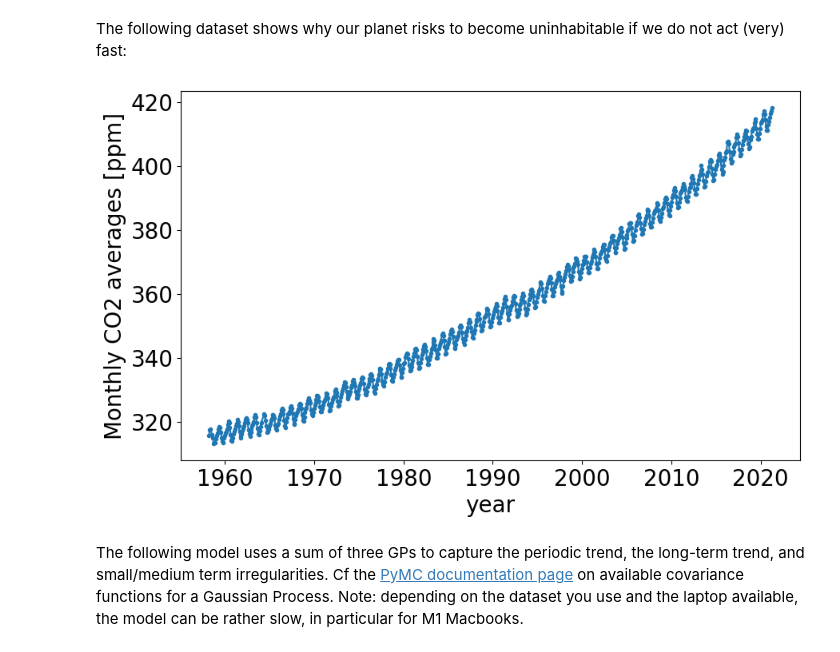
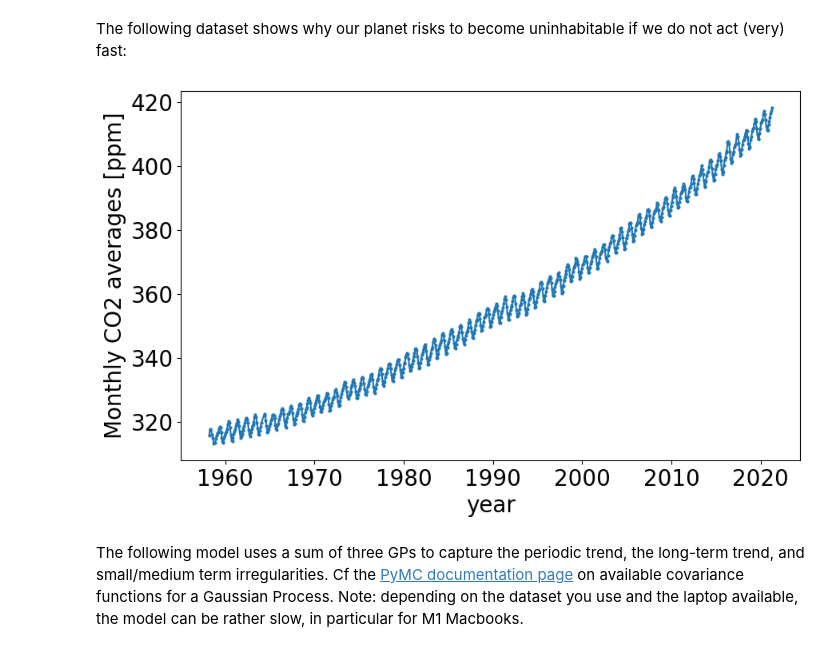
Before and after one commit to JorisDeRidder/DataAnalysisInPhysicsAndAstronomy, a Jupyter notebook: Notebooks/ExampleNotebook9_GaussianProcesses_pymc.ipynb, the cells around one changed output. Cells and saved outputs as stored; diff of their text form; code cells hidden in the pictures.

```diff
--- a/Notebooks/ExampleNotebook9_GaussianProcesses_pymc.ipynb
+++ b/Notebooks/ExampleNotebook9_GaussianProcesses_pymc.ipynb
@@ -309,12 +302,12 @@ y = data['co2'].values
 The following dataset shows why our planet risks to become uninhabitable if we do not act (very) fast:
 # %%
 fig, ax = plt.subplots(1,1, figsize=(10,6))
-ax.plot(data.year, data.co2, marker='o', markersize=3)
+ax.plot(data.year, data.co2, marker='o', markersize=2)
 ax.set_xlabel("year")
 ax.set_ylabel("Monthly CO2 averages [ppm]")
 plt.show()
 # %% [output]
-[figure, old version]
+[figure, new version]
 # %% [markdown]
 The following model uses a sum of three GPs to capture the periodic trend, the long-term trend, and small/medium term irregularities. Cf the [PyMC documentation page](https://docs.pymc.io/api/gp/cov.html) on available covariance functions for a Gaussian Process. Note: depending on the dataset you use and the laptop available, the model can be rather slow, in particular for M1 Macbooks.
 # %%
```
Also changed, not shown: parts of 14 cells of this notebook, 7 other files.
